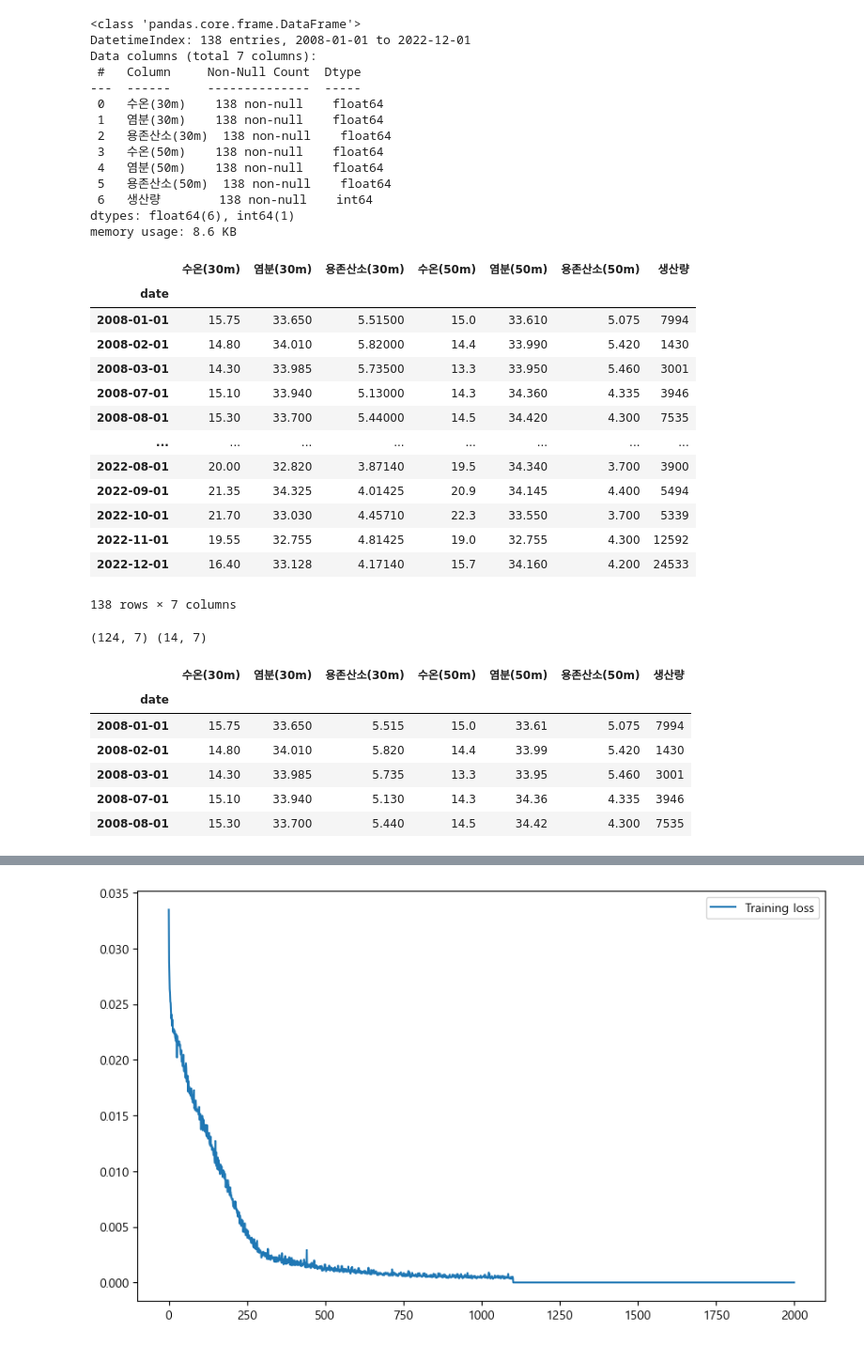
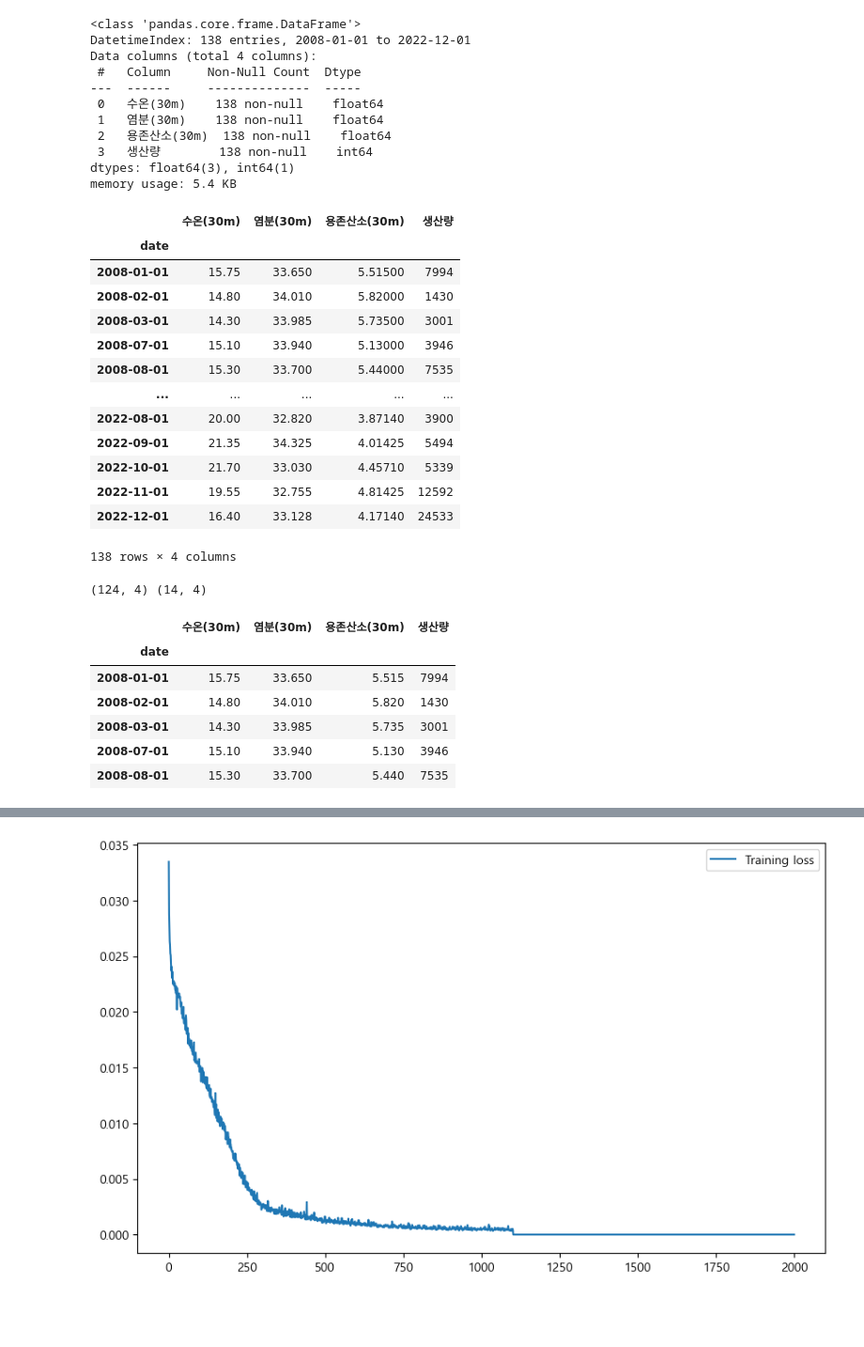
Before and after one commit to dlwogus552/big_data_project, a Jupyter notebook: python/analysis/수온에 따른 생산량LSTM.ipynb, the cells around one changed output, grey strips where cells are left out. Shown at 94% size. Drawn from its saved outputs; the diff is of its cells as text; code cells hidden in the pictures; blank space fills up the shorter version.

```diff
--- a/python/analysis/수온에 따른 생산량LSTM.ipynb
+++ b/python/analysis/수온에 따른 생산량LSTM.ipynb
@@ -21,44 +21,41 @@ df=pd.merge(temperature207,mackerel,on=['년도','월'])
 # %%
 merge_207=pd.read_csv('../data/merge/207_mackerel_product_final.csv')
 # '%Y-%m' 형식으로 변환
 merge_207['date'] = pd.to_datetime(merge_207['date'], format='%Y-%m-%d')
 
 # 'date' 열을 인덱스로 설정
 merge_207.set_index('date', inplace=True)
 
-merge_207=merge_207[['수온(30m)','염분(30m)','용존산소(30m)','수온(50m)','염분(50m)','용존산소(50m)','생산량']]
+merge_207=merge_207[['수온(30m)','염분(30m)','용존산소(30m)','생산량']]
 merge_207=merge_207.dropna()
 merge_207.info()
 merge_207
 # %% [output]
 <class 'pandas.core.frame.DataFrame'>
 DatetimeIndex: 138 entries, 2008-01-01 to 2022-12-01
-Data columns (total 7 columns):
+Data columns (total 4 columns):
  #   Column     Non-Null Count  Dtype
 ---  ------     --------------  -----
  0   수온(30m)    138 non-null    float64
  1   염분(30m)    138 non-null    float64
  2   용존산소(30m)  138 non-null    float64
- 3   수온(50m)    138 non-null    float64
- 4   염분(50m)    138 non-null    float64
- 5   용존산소(50m)  138 non-null    float64
- 6   생산량        138 non-null    int64
-dtypes: float64(6), int64(1)
-memory usage: 8.6 KB
+ 3   생산량        138 non-null    int64
+dtypes: float64(3), int64(1)
+memory usage: 5.4 KB
-|  | 수온(30m) | 염분(30m) | 용존산소(30m) | 수온(50m) | 염분(50m) | 용존산소(50m) | 생산량 |
-| date |  |  |  |  |  |  |  |
-| 2008-01-01 | 15.75 | 33.650 | 5.51500 | 15.0 | 33.610 | 5.075 | 7994 |
-| 2008-02-01 | 14.80 | 34.010 | 5.82000 | 14.4 | 33.990 | 5.420 | 1430 |
-| 2008-03-01 | 14.30 | 33.985 | 5.73500 | 13.3 | 33.950 | 5.460 | 3001 |
-| 2008-07-01 | 15.10 | 33.940 | 5.13000 | 14.3 | 34.360 | 4.335 | 3946 |
-| 2008-08-01 | 15.30 | 33.700 | 5.44000 | 14.5 | 34.420 | 4.300 | 7535 |
-| ... | ... | ... | ... | ... | ... | ... | ... |
-| 2022-08-01 | 20.00 | 32.820 | 3.87140 | 19.5 | 34.340 | 3.700 | 3900 |
-| 2022-09-01 | 21.35 | 34.325 | 4.01425 | 20.9 | 34.145 | 4.400 | 5494 |
-| 2022-10-01 | 21.70 | 33.030 | 4.45710 | 22.3 | 33.550 | 3.700 | 5339 |
-| 2022-11-01 | 19.55 | 32.755 | 4.81425 | 19.0 | 32.755 | 4.300 | 12592 |
-| 2022-12-01 | 16.40 | 33.128 | 4.17140 | 15.7 | 34.160 | 4.200 | 24533 |
+|  | 수온(30m) | 염분(30m) | 용존산소(30m) | 생산량 |
+| date |  |  |  |  |
+| 2008-01-01 | 15.75 | 33.650 | 5.51500 | 7994 |
+| 2008-02-01 | 14.80 | 34.010 | 5.82000 | 1430 |
+| 2008-03-01 | 14.30 | 33.985 | 5.73500 | 3001 |
+| 2008-07-01 | 15.10 | 33.940 | 5.13000 | 3946 |
+| 2008-08-01 | 15.30 | 33.700 | 5.44000 | 7535 |
+| ... | ... | ... | ... | ... |
+| 2022-08-01 | 20.00 | 32.820 | 3.87140 | 3900 |
+| 2022-09-01 | 21.35 | 34.325 | 4.01425 | 5494 |
+| 2022-10-01 | 21.70 | 33.030 | 4.45710 | 5339 |
+| 2022-11-01 | 19.55 | 32.755 | 4.81425 | 12592 |
+| 2022-12-01 | 16.40 | 33.128 | 4.17140 | 24533 |
-138 rows × 7 columns
+138 rows × 4 columns
 # %%
 seq_length=3 # 3~7사이 값 설정
 
@@ -67,17 +64,17 @@ train_set=merge_207[0:train_size]
 test_set=merge_207[train_size:]
 print(train_set.shape,test_set.shape)
 # %% [output]
-(124, 7) (14, 7)
+(124, 4) (14, 4)
 # %%
 train_set.head()
 # %% [output]
-|  | 수온(30m) | 염분(30m) | 용존산소(30m) | 수온(50m) | 염분(50m) | 용존산소(50m) | 생산량 |
-| date |  |  |  |  |  |  |  |
-| 2008-01-01 | 15.75 | 33.650 | 5.515 | 15.0 | 33.61 | 5.075 | 7994 |
-| 2008-02-01 | 14.80 | 34.010 | 5.820 | 14.4 | 33.99 | 5.420 | 1430 |
-| 2008-03-01 | 14.30 | 33.985 | 5.735 | 13.3 | 33.95 | 5.460 | 3001 |
-| 2008-07-01 | 15.10 | 33.940 | 5.130 | 14.3 | 34.36 | 4.335 | 3946 |
-| 2008-08-01 | 15.30 | 33.700 | 5.440 | 14.5 | 34.42 | 4.300 | 7535 |
+|  | 수온(30m) | 염분(30m) | 용존산소(30m) | 생산량 |
+| date |  |  |  |  |
+| 2008-01-01 | 15.75 | 33.650 | 5.515 | 7994 |
+| 2008-02-01 | 14.80 | 34.010 | 5.820 | 1430 |
+| 2008-03-01 | 14.30 | 33.985 | 5.735 | 3001 |
+| 2008-07-01 | 15.10 | 33.940 | 5.130 | 3946 |
+| 2008-08-01 | 15.30 | 33.700 | 5.440 | 7535 |
 # %%
 #input scale
 scaler_x=MinMaxScaler()
```
Also changed, not shown: parts of 10 cells of this notebook, 3 other files.
